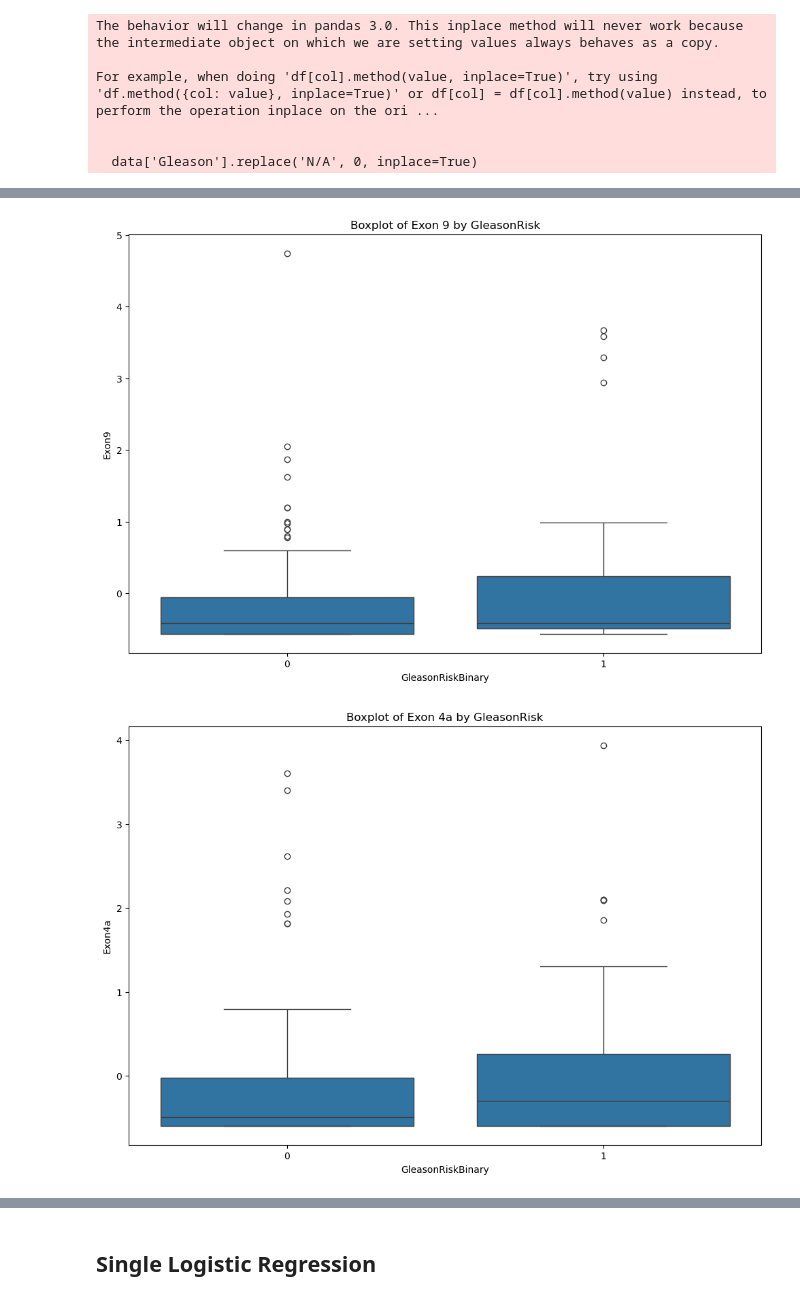
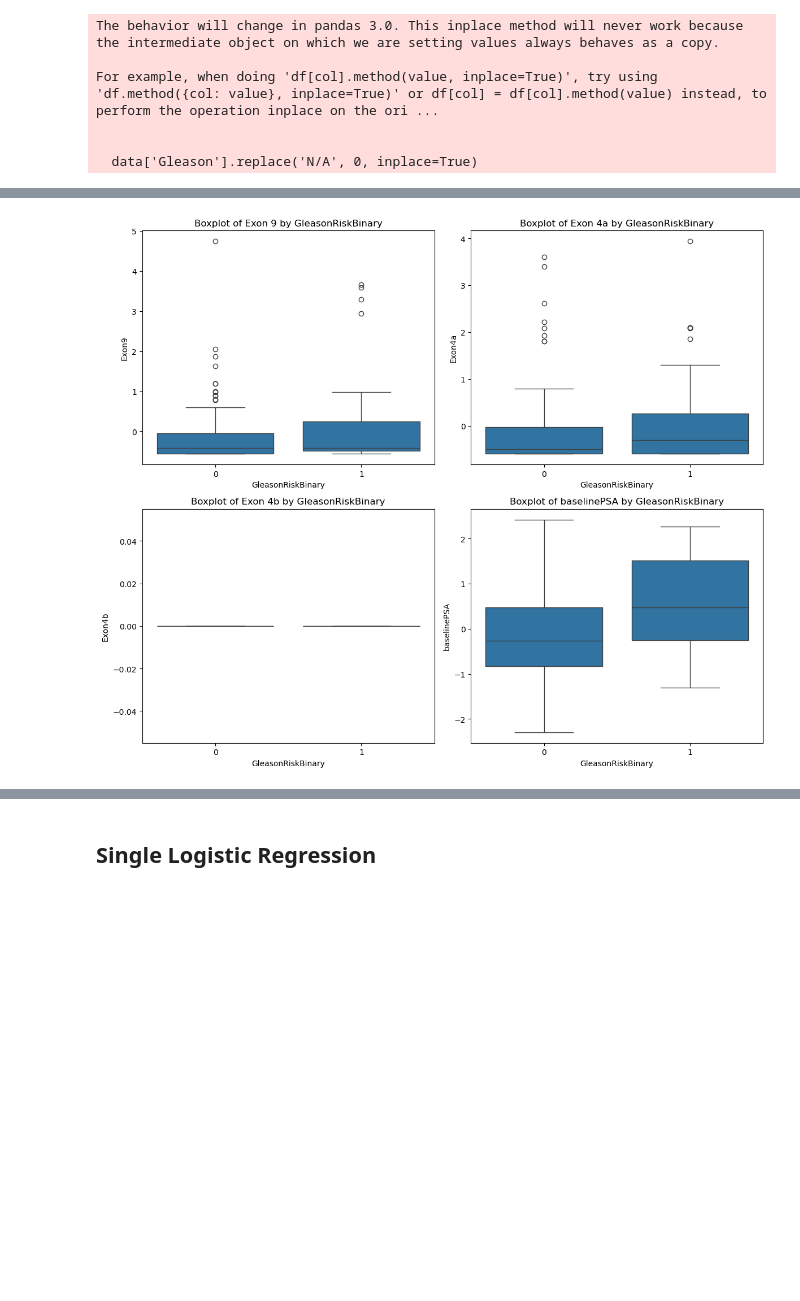
Before and after one commit to Tinovimba-Hove/Prostate-Cancer-Prediction-MachineLearning, a Jupyter notebook: PCA Analysis.ipynb, the cells around one changed output, grey strips where cells are left out. Saved outputs shown, nothing was run; the diff lists cells and outputs as text; code cells hidden in the pictures; blank space fills up the shorter version.

```diff
--- a/PCA Analysis.ipynb
+++ b/PCA Analysis.ipynb
@@ -92,9 +93,5 @@ plt.show()
 # %% [markdown]
 ## Single Logistic Regression for each predictor
-# %%
-data.rename(columns={'Exon 9': 'Exon9'}, inplace=True)
-data.rename(columns={'Exon 4a': 'Exon4a'}, inplace=True)
-data.rename(columns={'Exon 4b': 'Exon4b'}, inplace=True)
 # %%
 # Logistic regression for Exon 9
 model_exon9 = smf.logit(formula='Statuscode ~ Exon9', data=data).fit()
@@ -528,24 +479,19 @@ plt.show()
 # %%
-# Boxplots with GleasonRisk
-plt.figure(figsize=(12, 8))
-sns.boxplot(x='GleasonRiskBinary', y='Exon9', data=data)
-plt.title("Boxplot of Exon 9 by GleasonRisk")
+# Normalize the predictor variables
+scaler = StandardScaler()
+data[['Exon9', 'Exon4a', 'Exon4b', 'baselinePSA']] = scaler.fit_transform(data[['Exon9', 'Exon4a', 'Exon4b', 'baselinePSA']])
+
+# Boxplots of each predictor variable with Statuscode
+fig, axes = plt.subplots(2, 2, figsize=(12, 10))
+sns.boxplot(x='GleasonRiskBinary', y='Exon9', data=data, ax=axes[0, 0])
+axes[0, 0].set_title("Boxplot of Exon 9 by GleasonRiskBinary")
+sns.boxplot(x='GleasonRiskBinary', y='Exon4a', data=data, ax=axes[0, 1])
+axes[0, 1].set_title("Boxplot of Exon 4a by GleasonRiskBinary")
+sns.boxplot(x='GleasonRiskBinary', y='Exon4b', data=data, ax=axes[1, 0])
+axes[1, 0].set_title("Boxplot of Exon 4b by GleasonRiskBinary")
+sns.boxplot(x='GleasonRiskBinary', y='baselinePSA', data=data, ax=axes[1, 1])
+axes[1, 1].set_title("Boxplot of baselinePSA by GleasonRiskBinary")
+plt.tight_layout()
 plt.show()
-
-plt.figure(figsize=(12, 8))
-sns.boxplot(x='GleasonRiskBinary', y='Exon4a', data=data)
-plt.title("Boxplot of Exon 4a by GleasonRisk")
-plt.show()
-
-plt.figure(figsize=(12, 8))
-sns.boxplot(x='GleasonRiskBinary', y='Exon4b', data=data)
-plt.title("Boxplot of Exon 4b by GleasonRisk")
-plt.show()
-
-plt.figure(figsize=(12, 8))
-sns.boxplot(x='GleasonRiskBinary', y='baselinePSA', data=data)
-plt.title("Boxplot of baselinePSA by GleasonRisk")
-plt.show()
 # %% [output]
-[figure, old version]
+[figure, new version]
-[figure, removed]
```
Also changed, not shown: parts of 27 cells of this notebook, 1 other file.
